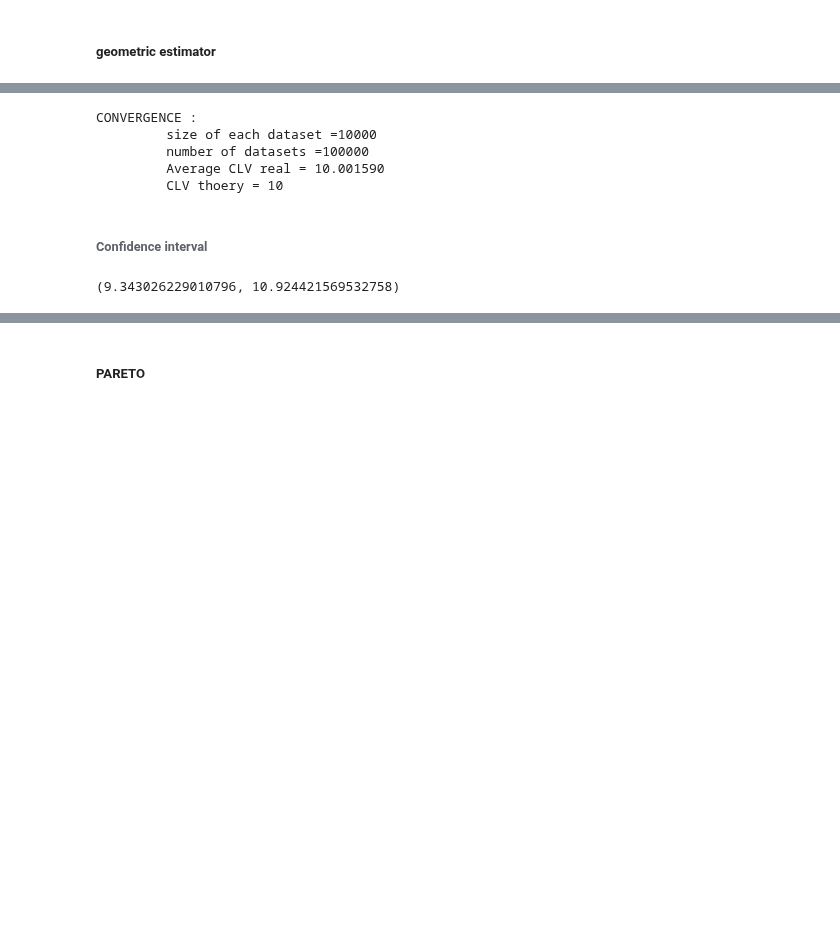
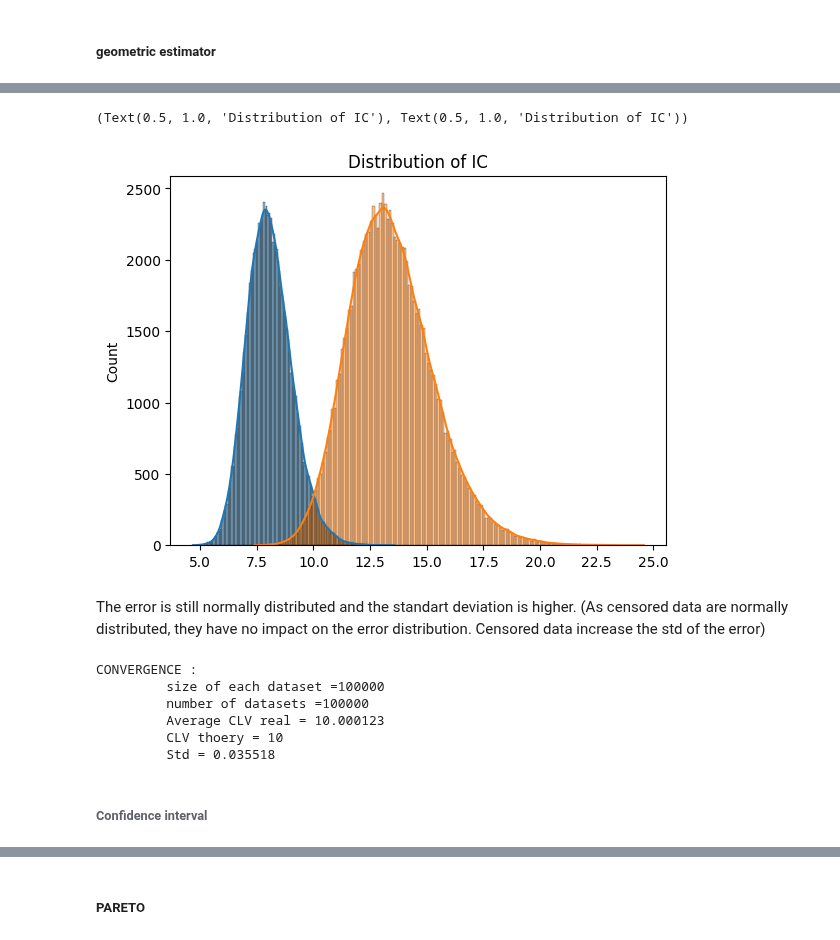
Before and after one commit to louizaaouaouche/Statistical-estimation-of-CLV, a Jupyter notebook: src/notebook.ipynb, the cells around one changed output, grey strips where cells are left out. Cells and saved outputs as stored; diff of their text form; code cells hidden in the pictures; blank space fills up the shorter version.

```diff
--- a/src/notebook.ipynb
+++ b/src/notebook.ipynb
@@ -123,10 +165,19 @@ Text(0.5, 1.0, 'Distribution of CLV for all samples')
+# %%
+sns.histplot(lower, kde = True).set_title("Distribution of IC"),sns.histplot(upper, kde = True).set_title("Distribution of IC")
+# %% [output]
+(Text(0.5, 1.0, 'Distribution of IC'), Text(0.5, 1.0, 'Distribution of IC'))
+[figure, added]
+# %% [markdown]
+The error is still normally distributed and the standart deviation is higher.
+(As censored data are normally distributed, they have no impact on the error distribution. Censored data increase the std of the error)
 # %%
-print("CONVERGENCE :\n \t size of each dataset =%d \n \t number of datasets =%d \n \t Average CLV real = %f \n \t CLV thoery = %d" % (size, n,clv_exp_avg,mean))
+print("CONVERGENCE :\n \t size of each dataset =%d \n \t number of datasets =%d \n \t Average CLV real = %f \n \t CLV thoery = %d \n \t Std = %f" % (size, n,clv_exp_avg,mean, np.std(clv_exp)))
 # %% [output]
 CONVERGENCE :
-         size of each dataset =10000
+         size of each dataset =100000
          number of datasets =100000
-         Average CLV real = 10.001590
+         Average CLV real = 10.000123
          CLV thoery = 10
+         Std = 0.035518
 # %% [markdown]
 ###### Confidence interval
@@ -140,4 +183,0 @@ def CI_clv(a,Y,ancient):
-# %%
-CI_clv(1.96, Y, ancient)
-# %% [output]
-(9.343026229010796, 10.924421569532758)
```
Also changed, not shown: parts of 28 cells of this notebook.
